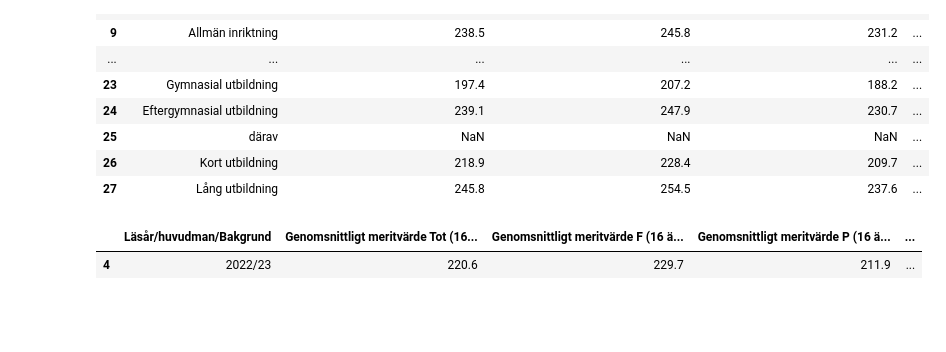
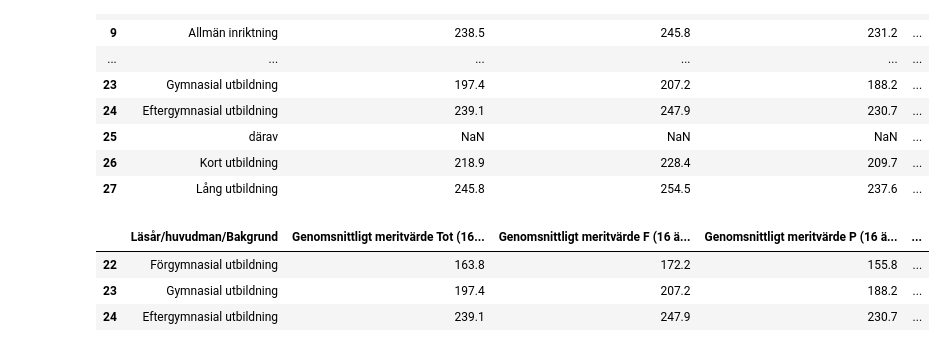
Before and after one commit to Utjiman/Python-Richard-Boden-OPA23, a Jupyter notebook: Labb2/Labb2.ipynb, the cells around one changed output. Cells and saved outputs as stored; diff of their text form; code cells hidden in the pictures; blank space fills up the shorter version.

```diff
--- a/Labb2/Labb2.ipynb
+++ b/Labb2/Labb2.ipynb
@@ -255,10 +267,12 @@ df_betyg_T1b
 # %%
 
 df_22_23 = df_betyg_T1b.loc[[4]]
 
 df_filtered_parents = df_betyg_T1b.loc[[22, 23, 24]]
 
-df_22_23
+df_filtered_parents
 # %% [output]
 |  | Läsår/huvudman/Bakgrund | Genomsnittligt meritvärde Tot (16... | Genomsnittligt meritvärde F (16 ä... | Genomsnittligt meritvärde P (16 ä... | ... |
-| 4 | 2022/23 | 220.6 | 229.7 | 211.9 | ... |
+| 22 | Förgymnasial utbildning | 163.8 | 172.2 | 155.8 | ... |
+| 23 | Gymnasial utbildning | 197.4 | 207.2 | 188.2 | ... |
+| 24 | Eftergymnasial utbildning | 239.1 | 247.9 | 230.7 | ... |
```
Also changed, not shown: parts of 6 cells of this notebook, 4 other files.
